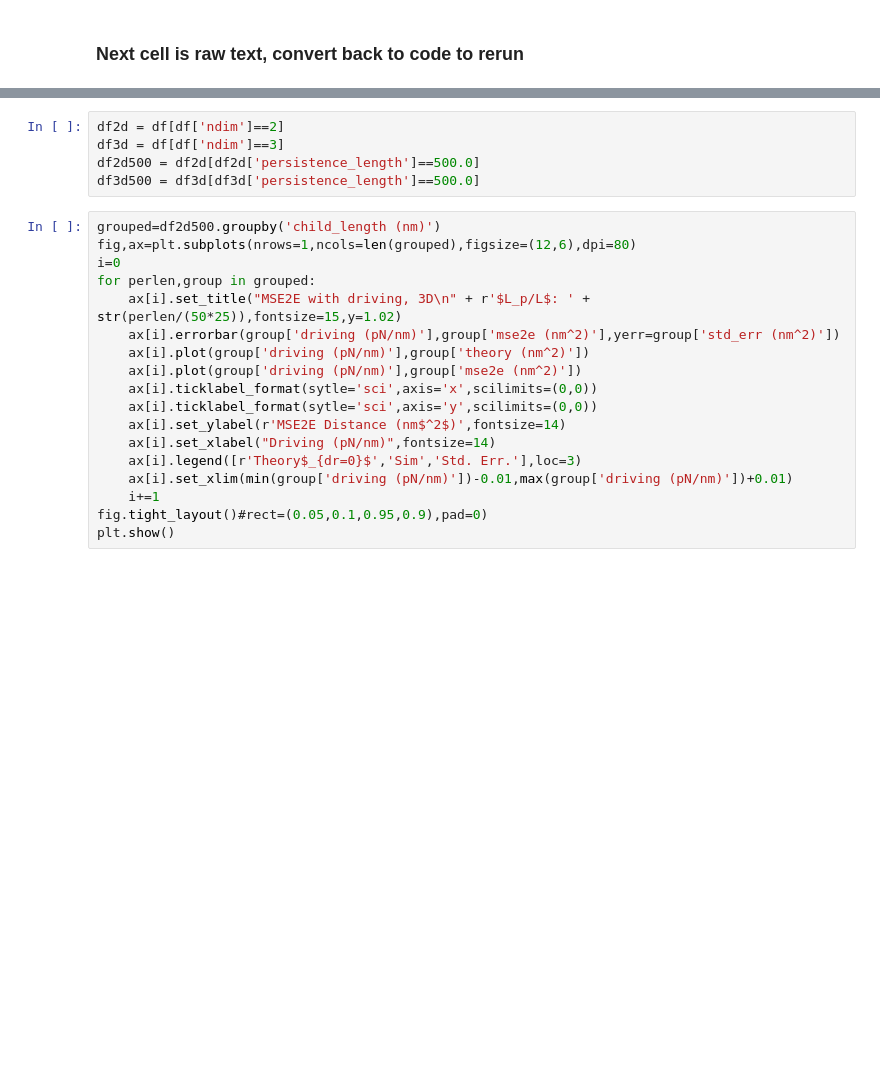
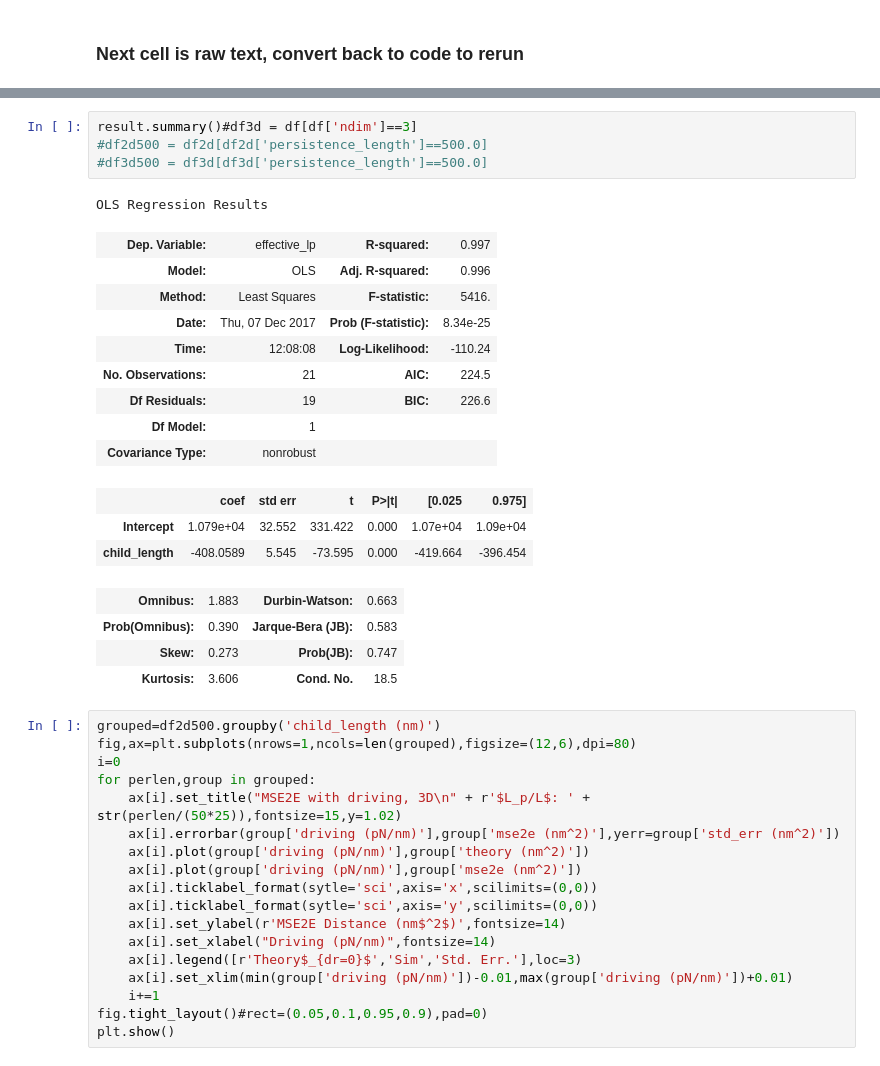
Before and after one commit to jeffmm/simcore, a Jupyter notebook: scripts/MSE2E.ipynb, the cells around one changed output, grey strips where cells are left out. Saved outputs shown, nothing was run; the diff lists cells and outputs as text; blank space fills up the shorter version.

```diff
--- a/scripts/MSE2E.ipynb
+++ b/scripts/MSE2E.ipynb
@@ -176,8 +204,25 @@ thetaDF.head()
 # %%
-df2d = df[df['ndim']==2]
-df3d = df[df['ndim']==3]
-df2d500 = df2d[df2d['persistence_length']==500.0]
-df3d500 = df3d[df3d['persistence_length']==500.0]
+result.summary()#df3d = df[df['ndim']==3]
+#df2d500 = df2d[df2d['persistence_length']==500.0]
+#df3d500 = df3d[df3d['persistence_length']==500.0]
+# %% [output]
+OLS Regression Results
+| Dep. Variable: | effective_lp | R-squared: | 0.997 |
+| Model: | OLS | Adj. R-squared: | 0.996 |
+| Method: | Least Squares | F-statistic: | 5416. |
+| Date: | Thu, 07 Dec 2017 | Prob (F-statistic): | 8.34e-25 |
+| Time: | 12:08:08 | Log-Likelihood: | -110.24 |
+| No. Observations: | 21 | AIC: | 224.5 |
+| Df Residuals: | 19 | BIC: | 226.6 |
+| Df Model: | 1 |  |  |
+| Covariance Type: | nonrobust |  |  |
+|  | coef | std err | t | P>|t| | [0.025 | 0.975] |
+| Intercept | 1.079e+04 | 32.552 | 331.422 | 0.000 | 1.07e+04 | 1.09e+04 |
+| child_length | -408.0589 | 5.545 | -73.595 | 0.000 | -419.664 | -396.454 |
+| Omnibus: | 1.883 | Durbin-Watson: | 0.663 |
+| Prob(Omnibus): | 0.390 | Jarque-Bera (JB): | 0.583 |
+| Skew: | 0.273 | Prob(JB): | 0.747 |
+| Kurtosis: | 3.606 | Cond. No. | 18.5 |
 # %%
 grouped=df2d500.groupby('child_length (nm)')
 fig,ax=plt.subplots(nrows=1,ncols=len(grouped),figsize=(12,6),dpi=80)
```
Also changed, not shown: parts of 8 cells of this notebook, 3 other files.
